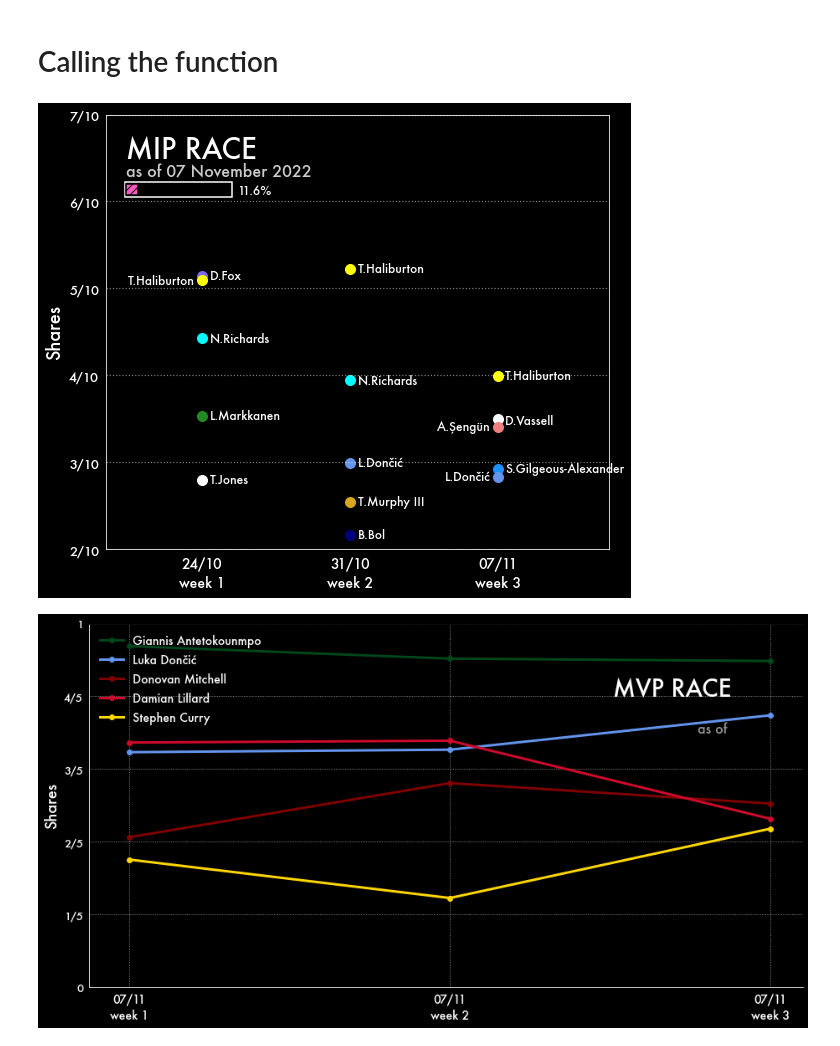
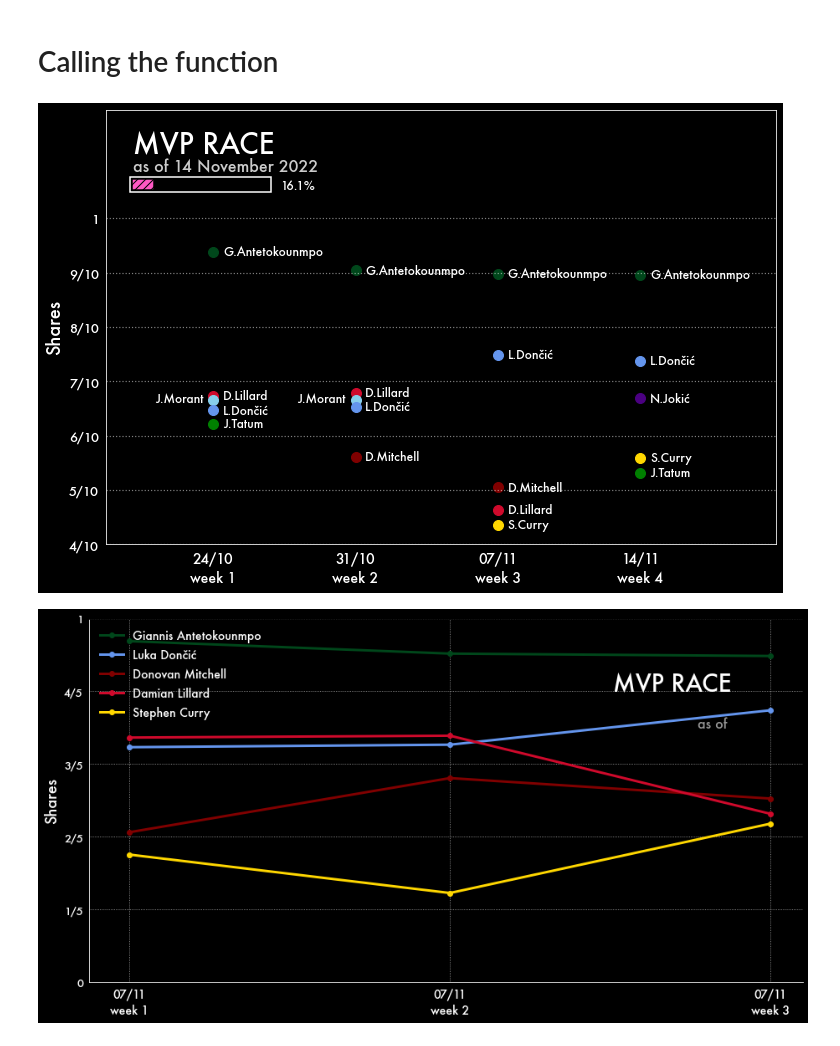
Before and after one commit to martinbog19/nba_ai_awards, a Jupyter notebook: Results/Plotting.ipynb, the cells around one changed output. Drawn from its saved outputs; the diff is of its cells as text; code cells hidden in the pictures.

```diff
--- a/Results/Plotting.ipynb
+++ b/Results/Plotting.ipynb
@@ -12,7 +12,7 @@ print('MAKE SURE YOU CHANGE THE WEEK VARIABLE')
 # %% [output]
 MAKE SURE YOU CHANGE THE WEEK VARIABLE
 # %%
-week = 3 # CHANGE THIS
+week = 4 # CHANGE THIS
 date = datetime.now().strftime('%d %B %Y')
 time = datetime.now().strftime('%H:%M:%S')
 print(date + ' ; ' + time)
@@ -41,7 +41,7 @@ def award_race(award, week, ylim_min = 0, ylim_max = 1, x_edge = 0.2, fx = 14, f
     # Initiate figure
     fig, ax = plt.subplots(figsize = (fx, fy), facecolor = facecol)
 
-    fig_len = 0.1 + week - 1 + 2 * x_edge # Calculate figure length
+    fig_len = - 0.1 + week - 1 + 2 * x_edge # Calculate figure length
     yticks = [i / ydiv for i in range(ydiv + 1)] # Define yticks
     ytickslab = [f'{i}/{ydiv}' if i not in [0,ydiv] else str(int(i/ydiv)) for i in range(ydiv + 1)] # Define yticks labels (as fractions)
 
@@ -92,13 +92,13 @@ def award_race(award, week, ylim_min = 0, ylim_max = 1, x_edge = 0.2, fx = 14, f
  #   plt.annotate('@nba.', xy = (0.27, 0.9), fontname = 'futura', size = 12, alpha = 1, xycoords = 'axes fraction', color = '#ff9000') # Signature
   #  plt.annotate('ai', xy = (0.36, 0.9), fontname = 'futura', size = 12, alpha = 1, xycoords = 'axes fraction', color = '#ff58c4') # Signature
     # Set figure limits
-    plt.xlim([1 - x_edge, week + x_edge + 0.1])
+    plt.xlim([1 - x_edge + 0.1, week + x_edge + 0.1])
     plt.ylim([ylim_min, ylim_max])
 
     # Create progress bar
-    rect_ = patches.Rectangle((0.037 * fig_len + 1 - x_edge, ylim_min + 0.81*(ylim_max - ylim_min)), fig_len * 0.214, 0.035*(ylim_max - ylim_min), facecolor = 'none', edgecolor = 'white', linewidth = 1.5)
+    rect_ = patches.Rectangle((0.037 * fig_len + 1 - x_edge + 0.1, ylim_min + 0.81*(ylim_max - ylim_min)), fig_len * 0.214, 0.035*(ylim_max - ylim_min), facecolor = 'none', edgecolor = 'white', linewidth = 1.5)
    # rect = patches.Rectangle((0.04 * fig_len + 0.8, 0.815), fig_len * 0.20625, 0.025, facecolor = 'none', edgecolor = 'black', linewidth = 0.5)
-    prog = patches.Rectangle((0.04 * fig_len + 1 - x_edge, ylim_min + 0.815*(ylim_max - ylim_min)), fig_len * 0.20625 * n/1230, 0.025*(ylim_max - ylim_min), facecolor = '#ff58c4', edgecolor = 'black', linewidth = 1.5, hatch = '///')
+    prog = patches.Rectangle((0.04 * fig_len + 1 - x_edge + 0.1, ylim_min + 0.815*(ylim_max - ylim_min)), fig_len * 0.20625 * n/1230, 0.025*(ylim_max - ylim_min), facecolor = '#ff58c4', edgecolor = 'black', linewidth = 1.5, hatch = '///')
     ax.add_patch(rect_)
     ax.add_patch(prog)
 
@@ -117,9 +117,9 @@ def award_race(award, week, ylim_min = 0, ylim_max = 1, x_edge = 0.2, fx = 14, f
 
     plt.show()
 # %%
-award_race('mip', 3, x_edge = 0.65, ylim_min = 0.2, ylim_max = 0.7, ydiv = 10, fx = 9, fy = 8, save = False)
+award_race('mvp', 4, x_edge = 0.85, ylim_min = 0.4, ylim_max = 1.2, ydiv = 10, fx = 12, fy = 8, save = False)
 # %% [output]
-[figure, old version]
+[figure, new version]
 # %%
 def player_race(award, players, week, txtcol = 'white', facecol = 'black', fig_height = 1, fx = 19.1/1.25, fy = 10/1.25,
                     legloc = 'upper left', ncols = 1):
```
Also changed, not shown: parts of 1 cell of this notebook, 14 other files.
